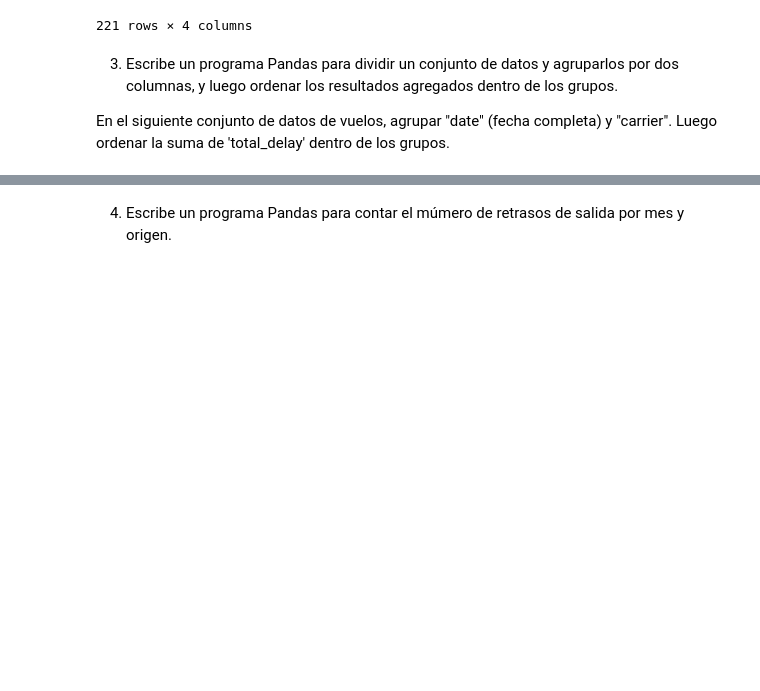
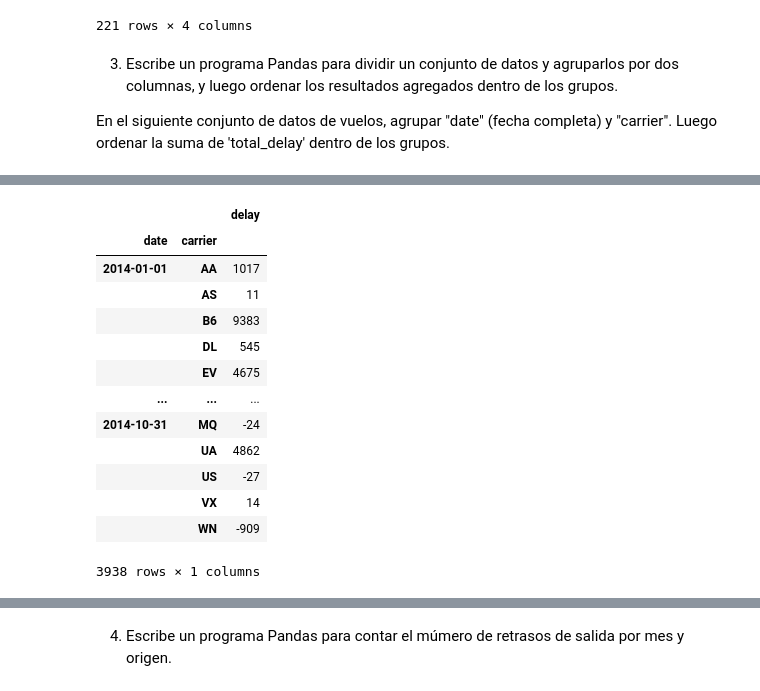
Before and after one commit to mtataytraining2/2_DataScience_Basics, a Jupyter notebook: Pandas/Pandas_dataframe_ejer_2.ipynb, the cells around one changed output, grey strips where cells are left out. Cells and saved outputs as stored; diff of their text form; code cells hidden in the pictures; blank space fills up the shorter version.

```diff
--- a/Pandas/Pandas_dataframe_ejer_2.ipynb
+++ b/Pandas/Pandas_dataframe_ejer_2.ipynb
@@ -245,3 +245,7 @@ df.groupby(['origin','dest']).agg({'delay':['mean','std','max','min']})
 3. Escribe un programa Pandas para dividir un conjunto de datos y agruparlos por dos columnas, y luego ordenar los resultados agregados dentro de los grupos.
 
 En el siguiente conjunto de datos de vuelos, agrupar "date" (fecha completa) y "carrier". Luego ordenar la suma de 'total_delay' dentro de los grupos.
+# %%
+#lo primero es generar una columna con la fecha completa
+df['date']=pd.to_datetime(df[['year','month','day']])
+df
@@ -247,0 +266,17 @@ En el siguiente conjunto de datos de vuelos, agrupar "date" (fecha completa) y "
+# %%
+df.groupby(['date','carrier']).agg({'delay':'sum'})
+# %% [output]
+|  |  | delay |
+| date | carrier |  |
+| 2014-01-01 | AA | 1017 |
+|  | AS | 11 |
+|  | B6 | 9383 |
+|  | DL | 545 |
+|  | EV | 4675 |
+| ... | ... | ... |
+| 2014-10-31 | MQ | -24 |
+|  | UA | 4862 |
+|  | US | -27 |
+|  | VX | 14 |
+|  | WN | -909 |
+3938 rows × 1 columns
```
Also changed, not shown: parts of 2 cells of this notebook.
